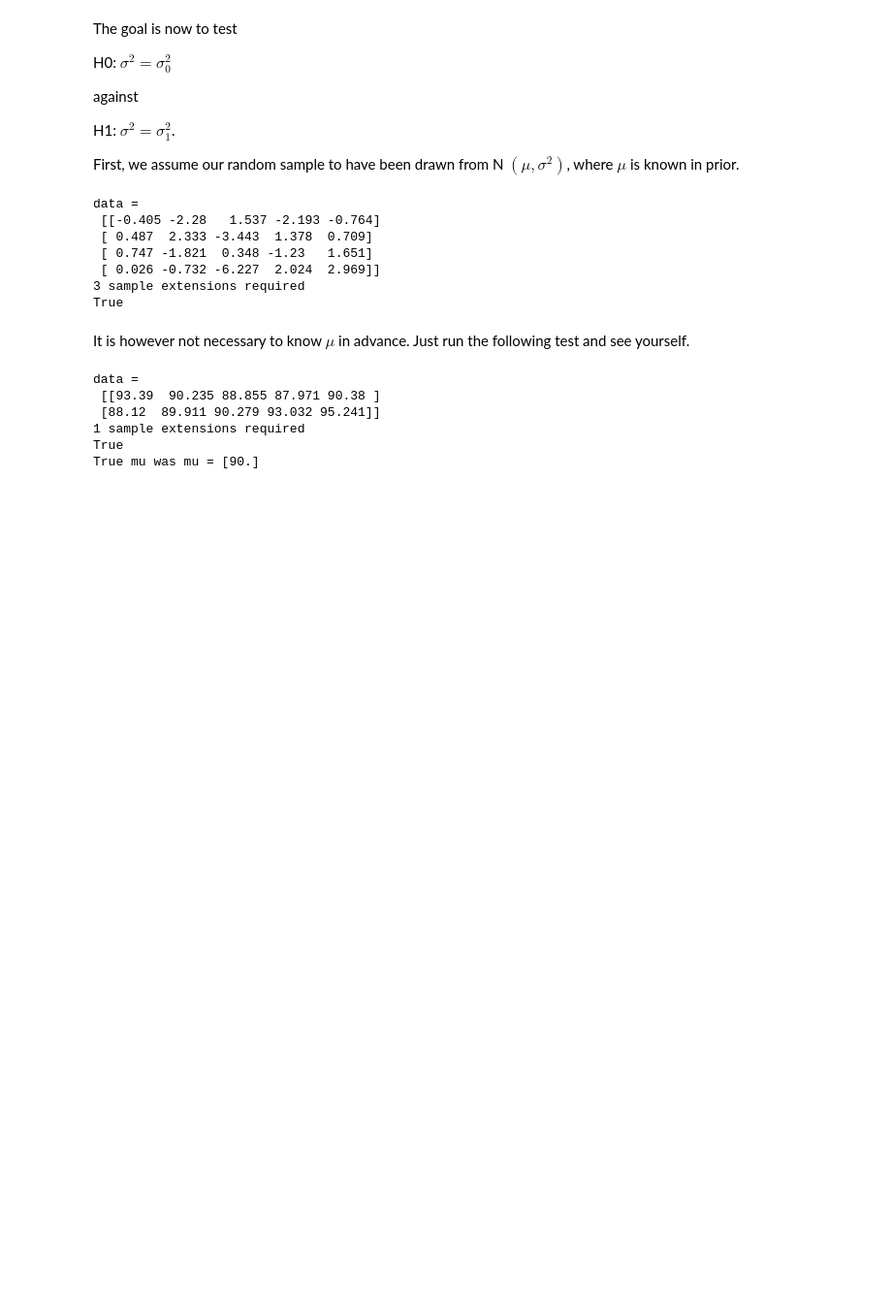
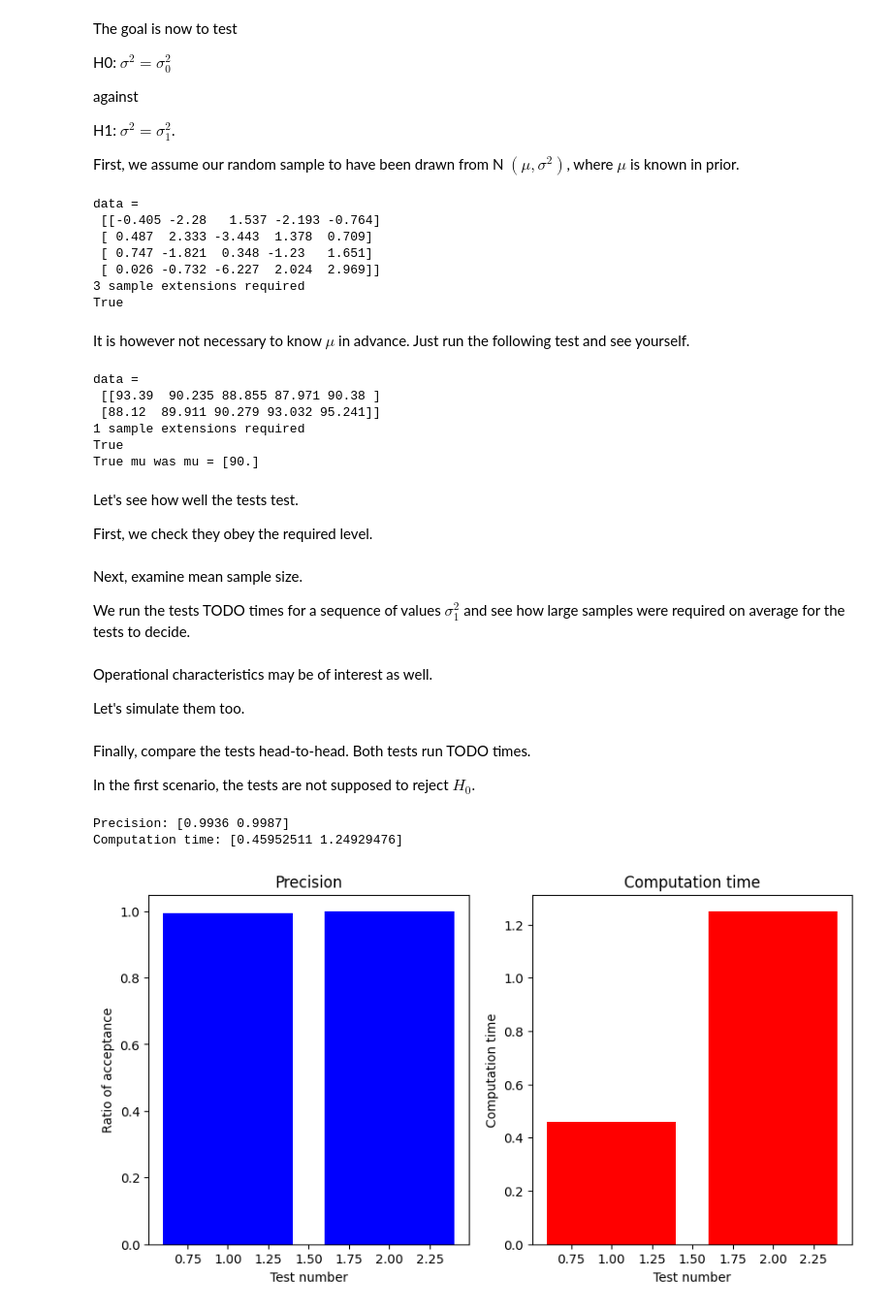
Before and after one commit to PrinceOfCzechia/sequential-test-sim, a Jupyter notebook: notebook2.ipynb, the cells around one changed output. Shown at 97% size. Drawn from its saved outputs; the diff is of its cells as text; code cells hidden in the pictures; blank space fills up the shorter version.

```diff
--- a/notebook2.ipynb
+++ b/notebook2.ipynb
@@ -98,3 +98,7 @@ data =
 1 sample extensions required
 True
 True mu was mu = [90.]
+# %% [markdown]
+Let's see how well the tests test.
+
+First, we check they obey the required level.
@@ -100,0 +109,71 @@ True mu was mu = [90.]
+# %% [markdown]
+Next, examine mean sample size.
+
+We run the tests TODO times for a sequence of values $\sigma_1^2$ and see how large samples were required on average for the tests to decide.
+# %% [markdown]
+Operational characteristics may be of interest as well.
+
+Let's simulate them too.
+# %% [markdown]
+Finally, compare the tests head-to-head. Both tests run TODO times.
+
+In the first scenario, the tests are not supposed to reject $H_0$.
+# %%
+import time
+
+N_tests = 10000
+
+alpha = 0.05
+beta = 0.05
+
+mu1 = 0
+mu2 = np.random.uniform( 0.0, 1.0, 1 )
+sigma = 1 # rejection NOT expected
+
+sigma0 = 1
+sigma1 = 4
+
+a = math.log( (1-beta) / alpha )
+b = math.log( beta / (1-alpha) )
+
+ha = 2*a / ( sigma0**(-2) - sigma1**(-2) )
+hb = 2*b / ( sigma0**(-2) - sigma1**(-2) )
+s = 2*math.log( sigma1/sigma0) / ( sigma0**(-2) - sigma1**(-2) )
+
+start_t1 = time.time()
+arr_res1 = np.array( [ testN1( ha, hb, s, mu1, sigma ) for _ in range( N_tests ) ] )
+start_t2 = time.time()
+arr_res2 = np.array( [ testN2( ha, hb, s, mu2, sigma ) for _ in range( N_tests ) ] )
+end_t = time.time()
+
+y1 = ( N_tests - np.sum( arr_res1 ) ) / N_tests
+y2 = ( N_tests - np.sum( arr_res2 ) ) / N_tests
+
+arr_x = np.array( [ 1, 2 ] )
+arr_y = np.array( [ y1, y2 ] )
+arr_t = np.array( [
+    start_t2 - start_t1,
+    end_t - start_t2
+] )
+
+print( 'Precision:', arr_y )
+print( 'Computation time:', arr_t )
+
+
+fig, axs = plt.subplots( 1, 2, figsize=(10, 5) )
+
+axs[0].bar( arr_x, arr_y, color='blue' )
+axs[0].set_title( 'Precision' )
+axs[0].set_xlabel( 'Test number' )
+axs[0].set_ylabel( 'Ratio of acceptance' )
+
+axs[1].bar( arr_x, arr_t, color='red' )
+axs[1].set_title( 'Computation time' )
+axs[1].set_xlabel( 'Test number' )
+axs[1].set_ylabel( 'Computation time' )
+
+plt.show()
+# %% [output]
+Precision: [0.9936 0.9987]
+Computation time: [0.45952511 1.24929476]
+[figure, added]
```
Also changed, not shown: parts of 4 cells of this notebook.
